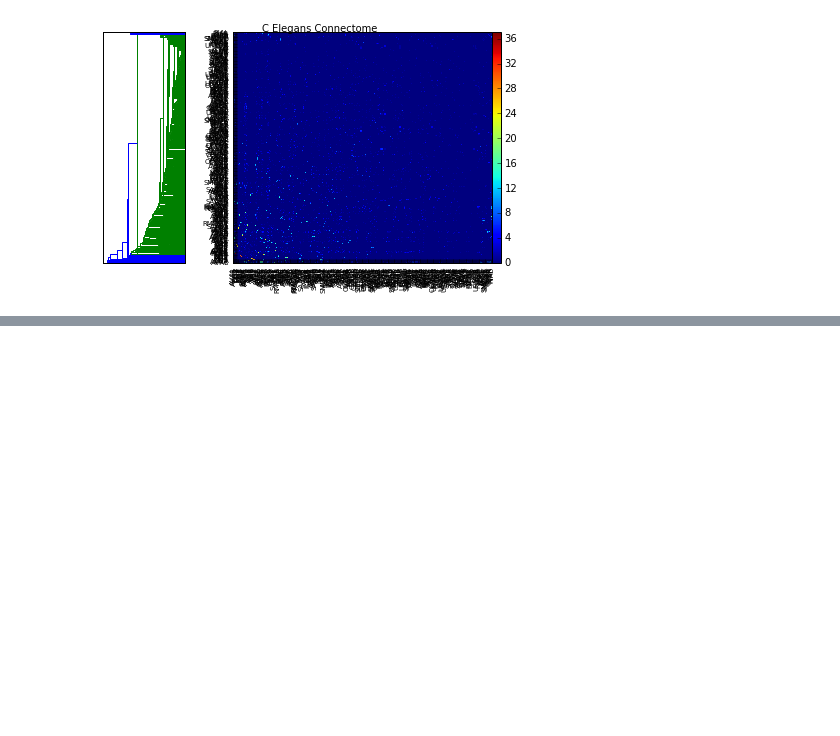
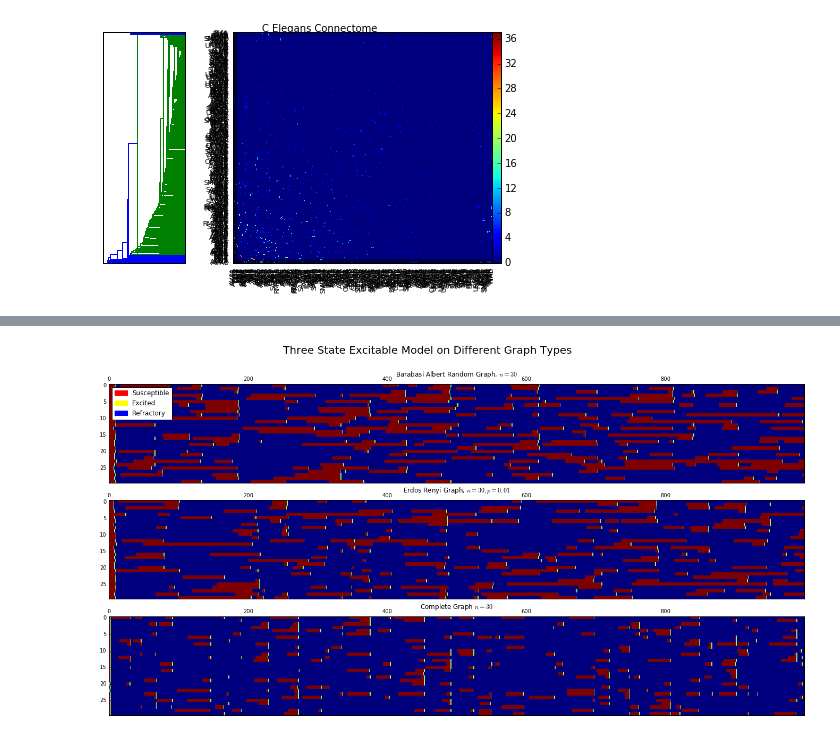
Before and after one commit to openworm/neuronal-analysis, a Jupyter notebook: laboratory/Temporal Clustering.ipynb, the cells around one changed output, grey strips where cells are left out. Cells and saved outputs as stored; diff of their text form; code cells hidden in the pictures; blank space fills up the shorter version.

```diff
--- a/laboratory/Temporal Clustering.ipynb
+++ b/laboratory/Temporal Clustering.ipynb
@@ -244,0 +249,42 @@ for j, pos in enumerate(product(range(6), range(1))):
+# %%
+import matplotlib.patches as mpatches
+
+red_patch = mpatches.Patch(color='red', label='Susceptible')
+yellow_patch = mpatches.Patch(color='yellow', label='Excited')
+blue_patch = mpatches.Patch(color='blue', label='Refractory')
+
+f, ax = subplots(3,1, figsize=(20,10))
+
+def simpleaxis(ax):
+    ax.spines['top'].set_visible(False)
+    ax.spines['right'].set_visible(False)
+    ax.spines['bottom'].set_visible(False)
+    ax.spines['left'].set_visible(False)
+    ax.get_xaxis().tick_bottom()
+    ax.get_yaxis().tick_left()
+    ax.set_yticks([])
+    ax.set_xticks([])
+
+# simpleaxis(ax[0])
+box = ax[0].get_position()
+ax[0].set_position([box.x0, box.y0, box.width*0.01, box.height])
+ax[0].legend(loc='upper left',handles=[red_patch, yellow_patch, blue_patch])
+
+barabasi_albert = nx.barabasi_albert_graph(30,1)
+ax[0].set_title('Barabasi Albert Random Graph, $n=30$')
+ax[0].matshow(TopologicalSimulator(barabasi_albert).run(1000,0.01, 0.01).T, aspect='auto')
+
+erdos_renyi = nx.erdos_renyi_graph(30,0.1)
+ax[1].set_title('Erdos Renyi Graph, $n=30, p=0.01$')
+ax[1].matshow(TopologicalSimulator(erdos_renyi).run(1000,0.01, 0.01).T, aspect='auto')
+
+complete = nx.complete_graph(30)
+ax[2].set_title('Complete Graph $n=30$')
+ax[2].matshow(TopologicalSimulator(complete).run(1000,0.01, 0.01).T, aspect='auto')
+
+f.tight_layout()
+f.subplots_adjust(top=0.88)
+f.suptitle('Three State Excitable Model on Different Graph Types', size=20)
+savefig('/Users/akivalipshitz/Desktop/Multiple_Graphs_Sim.jpg')
+# %% [output]
+[figure, added]
```
Also changed, not shown: parts of 9 cells of this notebook, 1 other file.
